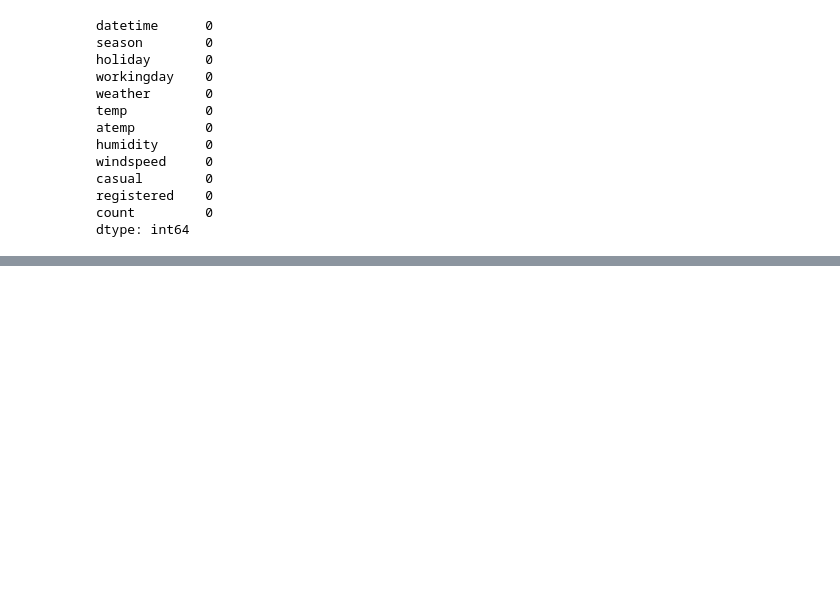
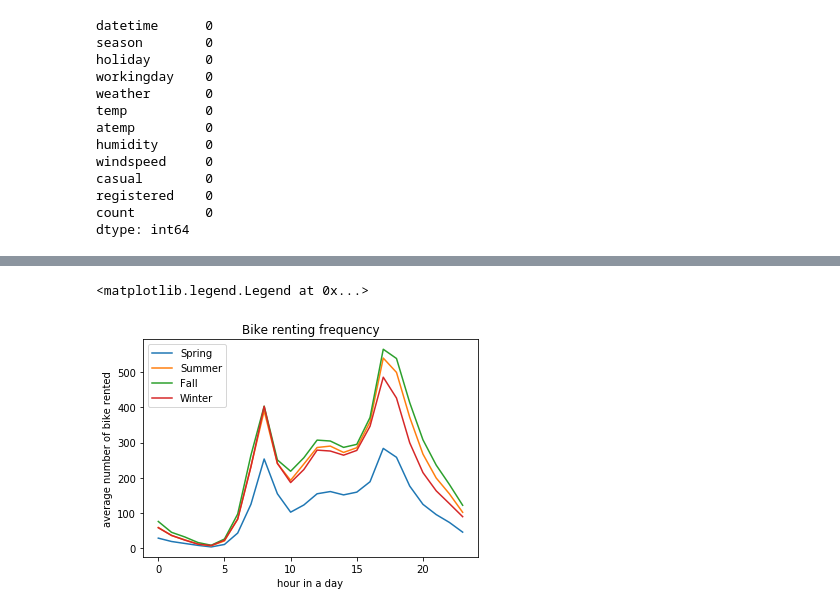
Before and after one commit to stella1104/bikesharing_1, a Jupyter notebook: bikesharing.ipynb, the cells around one changed output, grey strips where cells are left out. Drawn from its saved outputs; the diff is of its cells as text; code cells hidden in the pictures; blank space fills up the shorter version.

```diff
--- a/bikesharing.ipynb
+++ b/bikesharing.ipynb
@@ -103,3 +109,29 @@ data.unstack().plot(kind='bar', stacked=False)
+# %%
+%matplotlib inline
+#At what season and what hour of a day are bikes rented most?
+result_season_hour = df.groupby([df['hour'],df['season_cat']]).mean()['count'].to_frame().reset_index()
+#print(result_season_hour.loc[lambda x: x.])
+
+
+#data = result_season_hour['count']
+t1 = result_season_hour.loc[lambda x: x['season_cat'] == 'Spring']
+t2 = result_season_hour.loc[lambda x: x['season_cat'] == 'Summer']
+t3 = result_season_hour.loc[lambda x: x['season_cat'] == 'Fall']
+t4 = result_season_hour.loc[lambda x: x['season_cat'] == 'Winter']
+
+plt.plot(t1['hour'],t1['count'])
+plt.plot(t2['hour'],t2['count'])
+plt.plot(t3['hour'],t3['count'])
+plt.plot(t4['hour'],t4['count'])
+plt.title('Bike renting frequency')
+plt.xlabel('hour in a day')
+plt.ylabel('average number of bike rented')
+plt.legend(['Spring','Summer','Fall','Winter'])
+
+##regardless of the season, bike is mostly rented at 5pm
+# %% [output]
+<matplotlib.legend.Legend at 0x...>
+[figure, added]
 # %%
 %matplotlib inline
 ##At which month and what hour of a day are bikes rented most?
```
Also changed, not shown: parts of 15 cells of this notebook.
